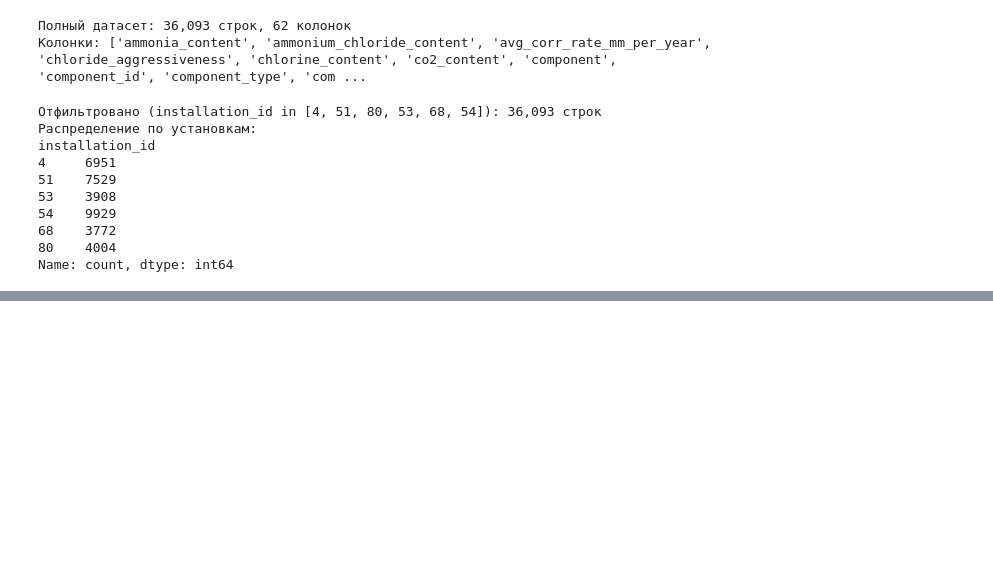
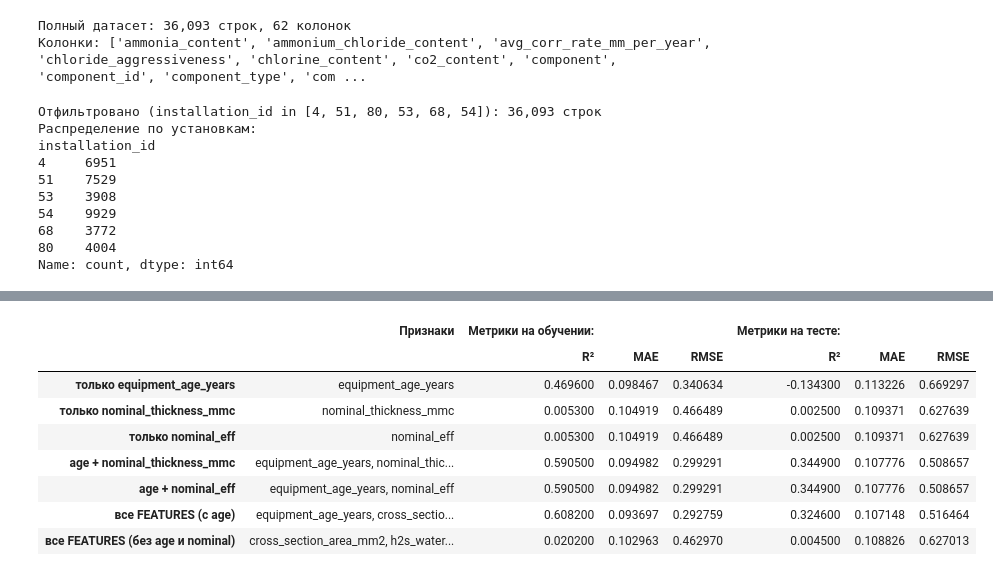
Before and after one commit to Kosyakin/corrosion_analysis_project, a Jupyter notebook: PythonMLExperiments/1_corr_analysis/случайный лес.ipynb, the cells around one changed output, grey strips where cells are left out. Cells and saved outputs as stored; diff of their text form; code cells hidden in the pictures; blank space fills up the shorter version.

Commit message:
Надо еще пятую задачу запланировать - проверка equipment_age_years

```diff
--- a/PythonMLExperiments/1_corr_analysis/случайный лес.ipynb
+++ b/PythonMLExperiments/1_corr_analysis/случайный лес.ipynb
@@ -138,3 +121,11 @@ def run_random_forest(df, features, target,
     metrics_df.index = ['']
 
     return model, metrics_df
+
+
+def show_metrics(df):
+    """Отображение таблицы метрик без обрезки текста."""
+    return df.style.set_properties(**{
+        'text-align': 'left',
+        'white-space': 'nowrap',
+    })
@@ -177,0 +146,9 @@ underdeposit_corrosion_index  0.097057
+# %%
+FEATURES = [
+    'equipment_age_years',
+    'cross_section_area_mm2',
+    'nominal_thickness_mmc',
+    'h2s_water_ratio']
+# Случайный лес (регрессия)
+model, metrics_df = run_random_forest(DF_loaded, FEATURES, TARGET)
+show_metrics(metrics_df)
@@ -177,0 +207,39 @@ underdeposit_corrosion_index  0.097057
+# %%
+# Проверка гипотезы: утечка данных через комбинацию age + nominal
+# Скорость коррозии ≈ Δtолщина / Δвремя → age и nominal вместе восстанавливают цель
+leak_tests = {
+    'только equipment_age_years':       ['equipment_age_years'],
+    'только nominal_thickness_mmc':     ['nominal_thickness_mmc'],
+    'только nominal_eff':               ['nominal_eff'],
+    'age + nominal_thickness_mmc':      ['equipment_age_years', 'nominal_thickness_mmc'],
+    'age + nominal_eff':                ['equipment_age_years', 'nominal_eff'],
+    'все FEATURES (с age)':             FEATURES,
+    'все FEATURES (без age и nominal)': [f for f in FEATURES
+                                         if f not in ('equipment_age_years',
+                                                      'nominal_thickness_mmc',
+                                                      'nominal_eff')],
+}
+
+rows = []
+labels = []
+for label, feats in leak_tests.items():
+    feats_valid = [f for f in feats if f in DF_loaded.columns]
+    if not feats_valid:
+        continue
+    _, m = run_random_forest(DF_loaded, feats_valid, TARGET)
+    rows.append(m)
+    labels.append(label)
+
+leak_comparison = pd.concat(rows, ignore_index=True)
+leak_comparison.index = labels
+show_metrics(leak_comparison)
+# %% [output]
+|  | Признаки | Метрики на обучении: |  |  | Метрики на тесте: |  |  |
+|  |  | R² | MAE | RMSE | R² | MAE | RMSE |
+| только equipment_age_years | equipment_age_years | 0.469600 | 0.098467 | 0.340634 | -0.134300 | 0.113226 | 0.669297 |
+| только nominal_thickness_mmc | nominal_thickness_mmc | 0.005300 | 0.104919 | 0.466489 | 0.002500 | 0.109371 | 0.627639 |
+| только nominal_eff | nominal_eff | 0.005300 | 0.104919 | 0.466489 | 0.002500 | 0.109371 | 0.627639 |
+| age + nominal_thickness_mmc | equipment_age_years, nominal_thic... | 0.590500 | 0.094982 | 0.299291 | 0.344900 | 0.107776 | 0.508657 |
+| age + nominal_eff | equipment_age_years, nominal_eff | 0.590500 | 0.094982 | 0.299291 | 0.344900 | 0.107776 | 0.508657 |
+| все FEATURES (с age) | equipment_age_years, cross_sectio... | 0.608200 | 0.093697 | 0.292759 | 0.324600 | 0.107148 | 0.516464 |
+| все FEATURES (без age и nominal) | cross_section_area_mm2, h2s_water... | 0.020200 | 0.102963 | 0.462970 | 0.004500 | 0.108826 | 0.627013 |
```
Also changed, not shown: parts of 15 cells of this notebook, 1 other file.
